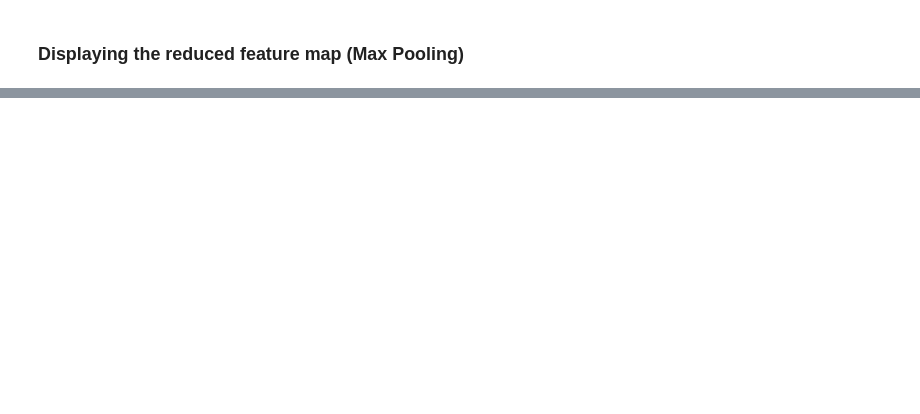
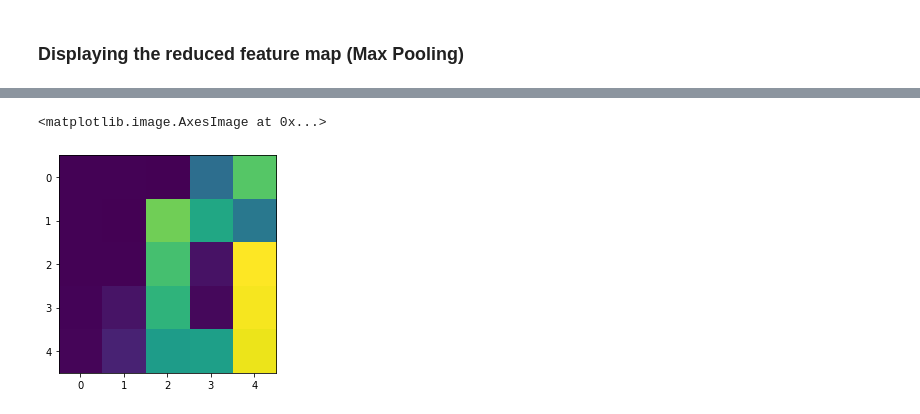
Before and after one commit to AshharShah/CNN_on_FPGA, a Jupyter notebook: Ashhar/CNN_using_numpy/main.ipynb, the cells around one changed output, grey strips where cells are left out. Cells and saved outputs as stored; diff of their text form; code cells hidden in the pictures; blank space fills up the shorter version.

```diff
--- a/Ashhar/CNN_using_numpy/main.ipynb
+++ b/Ashhar/CNN_using_numpy/main.ipynb
@@ -63,0 +105,6 @@ Shape Of Reduced Feature Map: (13, 13, 16)
+# %%
+output2 = sigmoid_layer2.sigmoid(output2)
+plt.imshow(output2)
+# %% [output]
+<matplotlib.image.AxesImage at 0x...>
+[figure, added]
```
Also changed, not shown: parts of 16 cells of this notebook, 5 other files.
